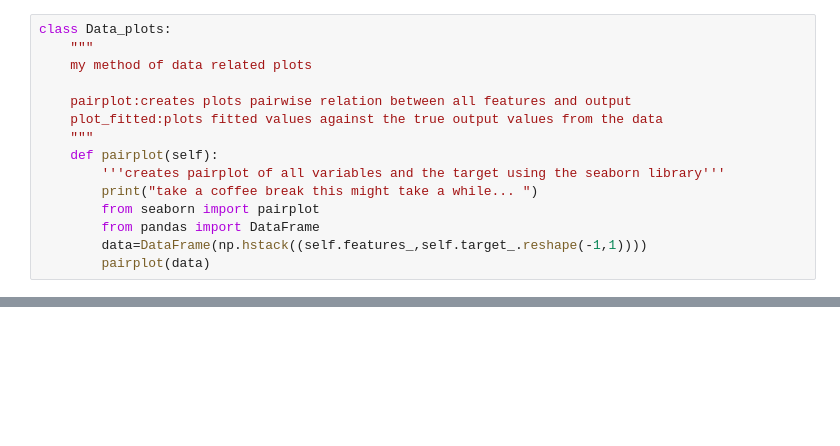
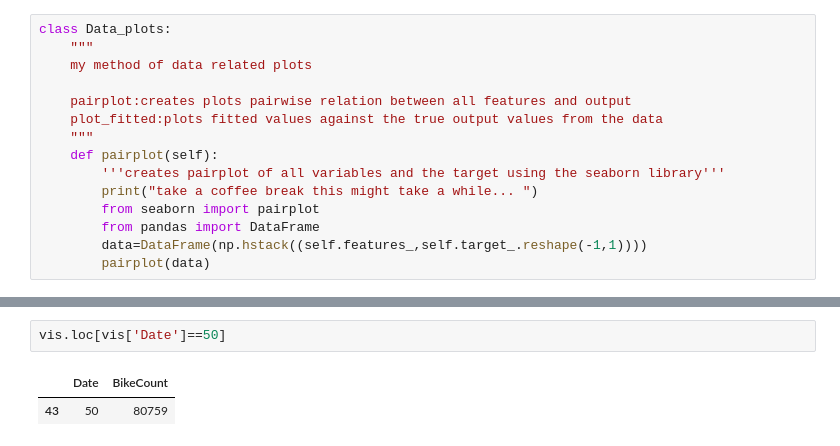
Before and after one commit to witttingtorch/THIRTY-MINUTES-DATA-ML, a Jupyter notebook: bike.ipynb, the cells around one changed output, grey strips where cells are left out. Saved outputs shown, nothing was run; the diff lists cells and outputs as text; blank space fills up the shorter version.

```diff
--- a/bike.ipynb
+++ b/bike.ipynb
@@ -198,0 +274,5 @@ class Data_plots:
+# %%
+vis.loc[vis['Date']==50]
+# %% [output]
+|  | Date | BikeCount |
+| 43 | 50 | 80759 |
```
Also changed, not shown: parts of 7 cells of this notebook.
